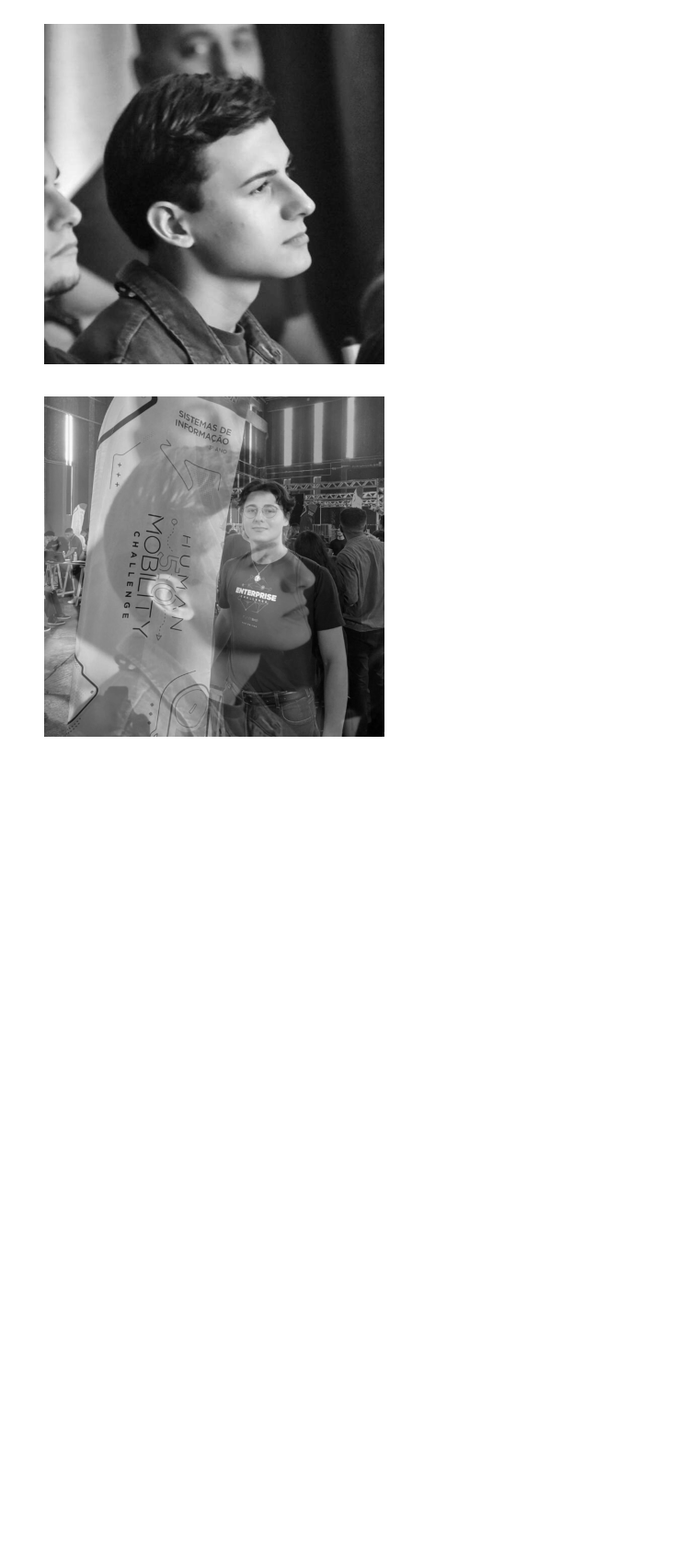
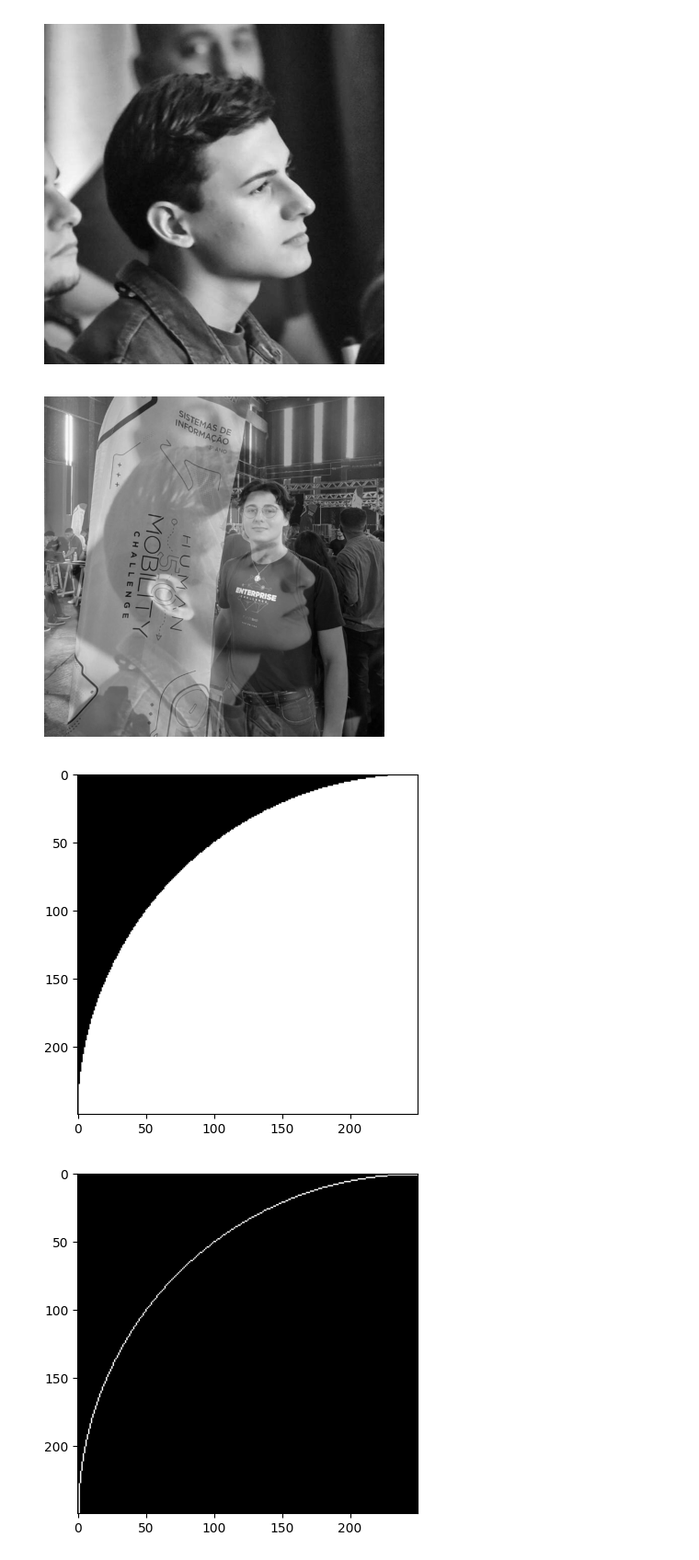
Before and after one commit to hotequil/image-processing, a Jupyter notebook: app.ipynb, the cells around one changed output. Shown at 92% size. Saved outputs shown, nothing was run; the diff lists cells and outputs as text; code cells hidden in the pictures; blank space fills up the shorter version.

Commit message:
feat: used a mask

```diff
--- a/app.ipynb
+++ b/app.ipynb
@@ -219,3 +219,23 @@ plt.show()
 [figure]
 [figure]
 [figure]
+# %%
+import cv2 as cv
+import numpy as np
+from matplotlib import pyplot as plt
+
+sizes = (250, 250)
+radius = sizes[0]
+
+mask = np.zeros(sizes, dtype="uint8")
+cv.circle(mask, sizes, radius, 255, -1)
+plt.imshow(mask, cmap="gray")
+plt.show()
+
+mask = np.zeros(sizes, dtype="uint8")
+cv.circle(mask, sizes, radius, 255, 1)
+plt.imshow(mask, cmap="gray")
+plt.show()
+# %% [output]
+[figure, added]
+[figure, added]
```
